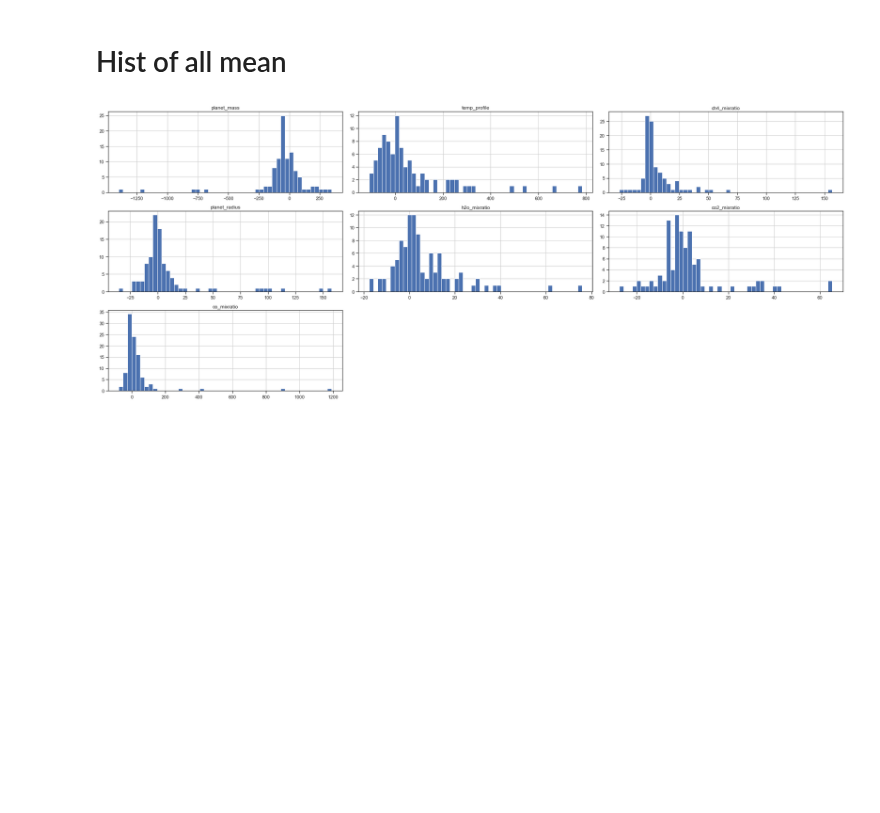
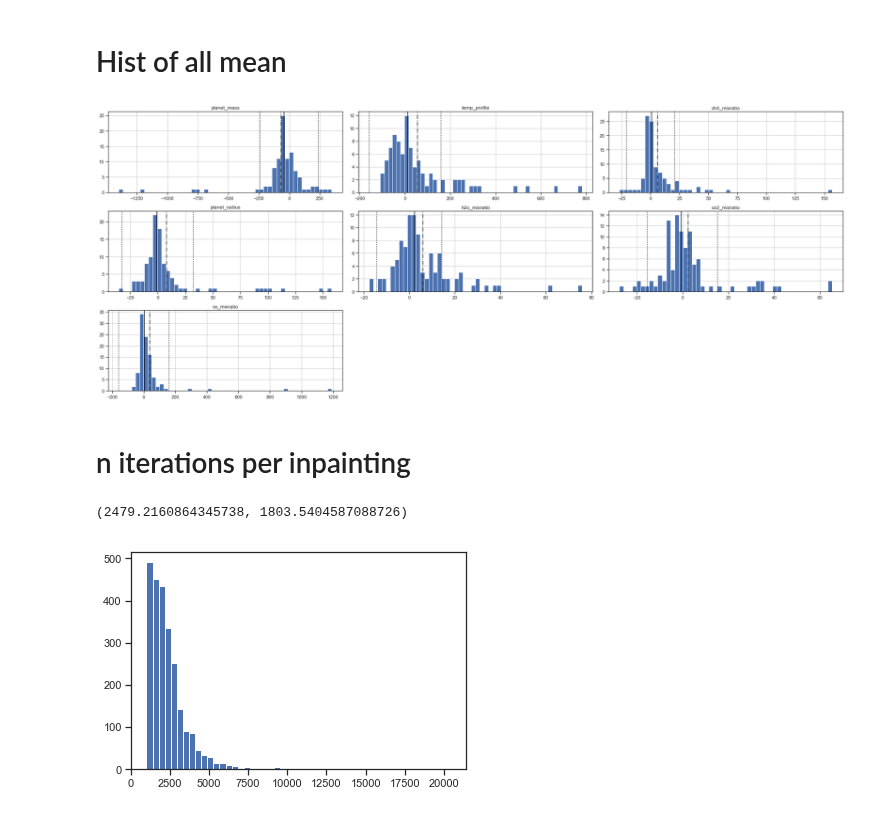
Before and after one commit to deKeijzer/SRON-DCGAN, a Jupyter notebook: notebooks/inpainting with bootstrap.ipynb, the cells around one changed output. Drawn from its saved outputs; the diff is of its cells as text; code cells hidden in the pictures; blank space fills up the shorter version.

Commit message:
Error analysis hist improved

```diff
--- a/notebooks/inpainting with bootstrap.ipynb
+++ b/notebooks/inpainting with bootstrap.ipynb
@@ -626,6 +636,7 @@ for i,param in enumerate(inpainted_params):
 
     # plot mean line
     plt.axvline(x=means[param].mean(),  color='black', linestyle='-.', alpha=0.9)
+    plt.axvline(x=means[param].median(),  color='black', linestyle='-', alpha=0.9)
 
     # plot std lines
     plt.axvline(x=-means[param].std(),  color='black', linestyle=':', alpha=1)
@@ -634,4 +645,14 @@ for i,param in enumerate(inpainted_params):
     plt.grid()
     plt.tight_layout()
 # %% [output]
-[figure, old version]
+[figure, new version]
+# %% [markdown]
+# n iterations per inpainting
+# %%
+n_iteration = np.array(n_iteration)
+
+_ = plt.hist(n_iteration, bins=50)
+n_iteration.mean(), n_iteration.std()
+# %% [output]
+(2479.2160864345738, 1803.5404587088726)
+[figure, added]
```
Also changed, not shown: parts of 5 cells of this notebook, 9 other files.
